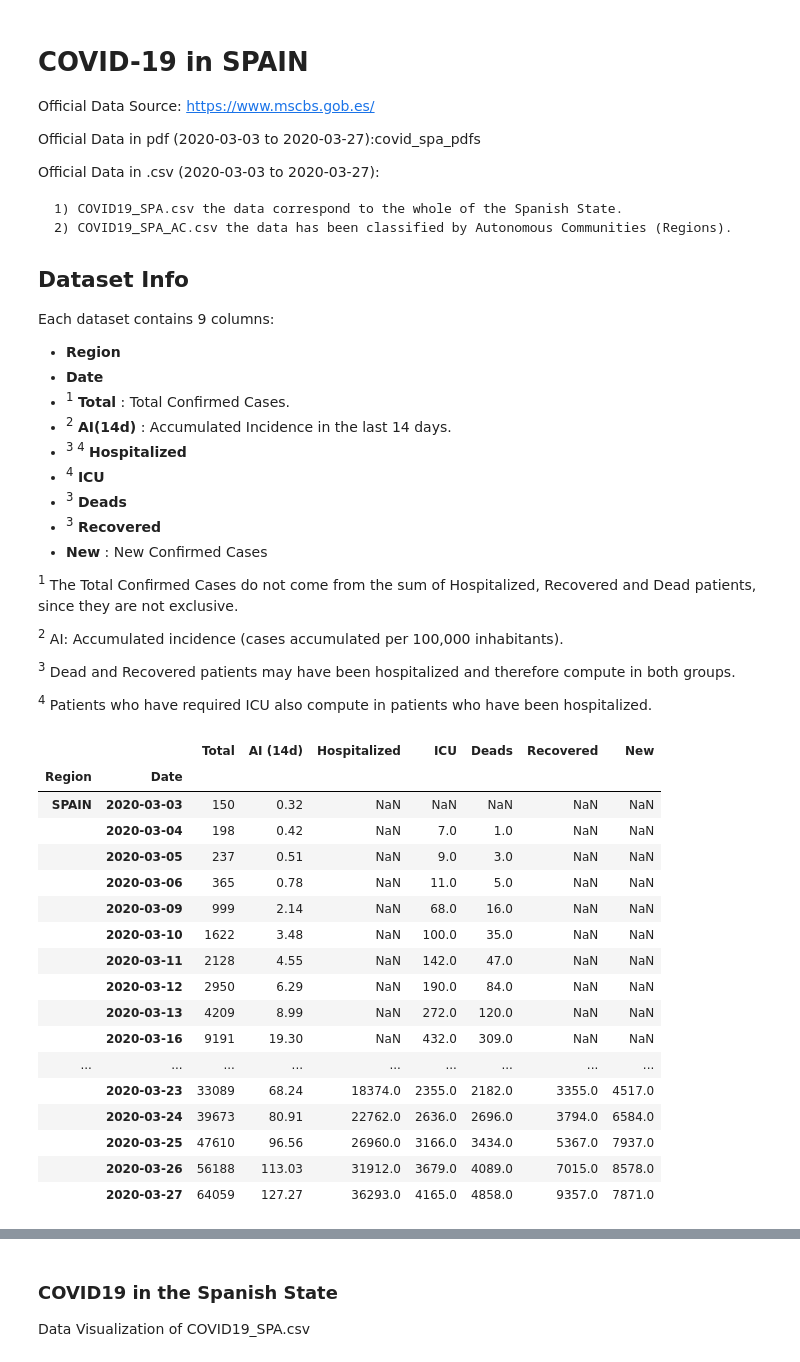
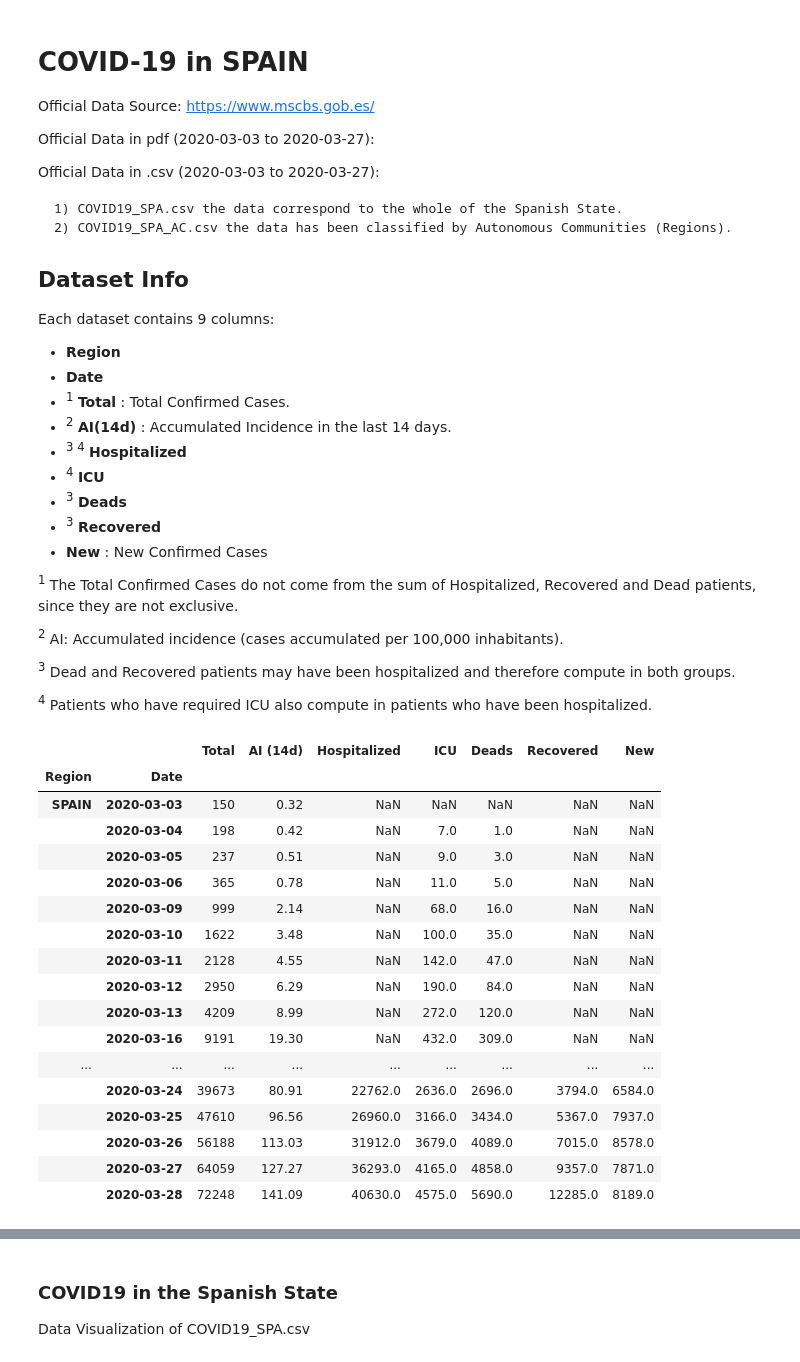
Before and after one commit to adelrio012/covid19_spain, a Jupyter notebook: COVID19_SPA_VISUAL.ipynb, the cells around one changed output, grey strips where cells are left out. Saved outputs shown, nothing was run; the diff lists cells and outputs as text; code cells hidden in the pictures.

```diff
--- a/COVID19_SPA_VISUAL.ipynb
+++ b/COVID19_SPA_VISUAL.ipynb
@@ -3,7 +3,7 @@
 
 Official Data Source: https://www.mscbs.gob.es/
 
-Official Data in pdf (2020-03-03 to 2020-03-27):covid_spa_pdfs
+Official Data in pdf (2020-03-03 to 2020-03-27):
 
 Official Data in .csv (2020-03-03 to 2020-03-27):
 
@@ -41,28 +41,28 @@ import matplotlib.pyplot as plt
 from matplotlib import style
 style.use('ggplot')
 # %%
-filename='/home/pi/.local/bin/covid_spa_data/COVID19_SPA'
+filename='/home/pi/Documents/juno/covid_spa_data/COVID19_SPA'
 df_s=pd.read_csv(filepath_or_buffer=filename,parse_dates = True)
 df_s.set_index(['Region', 'Date'], inplace=True)
 df_s.sort_index(inplace=True)
 df_s
 # %% [output]
 |  |  | Total | AI (14d) | Hospitalized | ICU | Deads | Recovered | New |
 | Region | Date |  |  |  |  |  |  |  |
 | SPAIN | 2020-03-03 | 150 | 0.32 | NaN | NaN | NaN | NaN | NaN |
 |  | 2020-03-04 | 198 | 0.42 | NaN | 7.0 | 1.0 | NaN | NaN |
 |  | 2020-03-05 | 237 | 0.51 | NaN | 9.0 | 3.0 | NaN | NaN |
 |  | 2020-03-06 | 365 | 0.78 | NaN | 11.0 | 5.0 | NaN | NaN |
 |  | 2020-03-09 | 999 | 2.14 | NaN | 68.0 | 16.0 | NaN | NaN |
 |  | 2020-03-10 | 1622 | 3.48 | NaN | 100.0 | 35.0 | NaN | NaN |
 |  | 2020-03-11 | 2128 | 4.55 | NaN | 142.0 | 47.0 | NaN | NaN |
 |  | 2020-03-12 | 2950 | 6.29 | NaN | 190.0 | 84.0 | NaN | NaN |
 |  | 2020-03-13 | 4209 | 8.99 | NaN | 272.0 | 120.0 | NaN | NaN |
 |  | 2020-03-16 | 9191 | 19.30 | NaN | 432.0 | 309.0 | NaN | NaN |
 | ... | ... | ... | ... | ... | ... | ... | ... | ... |
-|  | 2020-03-23 | 33089 | 68.24 | 18374.0 | 2355.0 | 2182.0 | 3355.0 | 4517.0 |
 |  | 2020-03-24 | 39673 | 80.91 | 22762.0 | 2636.0 | 2696.0 | 3794.0 | 6584.0 |
 |  | 2020-03-25 | 47610 | 96.56 | 26960.0 | 3166.0 | 3434.0 | 5367.0 | 7937.0 |
 |  | 2020-03-26 | 56188 | 113.03 | 31912.0 | 3679.0 | 4089.0 | 7015.0 | 8578.0 |
 |  | 2020-03-27 | 64059 | 127.27 | 36293.0 | 4165.0 | 4858.0 | 9357.0 | 7871.0 |
+|  | 2020-03-28 | 72248 | 141.09 | 40630.0 | 4575.0 | 5690.0 | 12285.0 | 8189.0 |
 # %%
```
Also changed, not shown: parts of 13 cells of this notebook.
